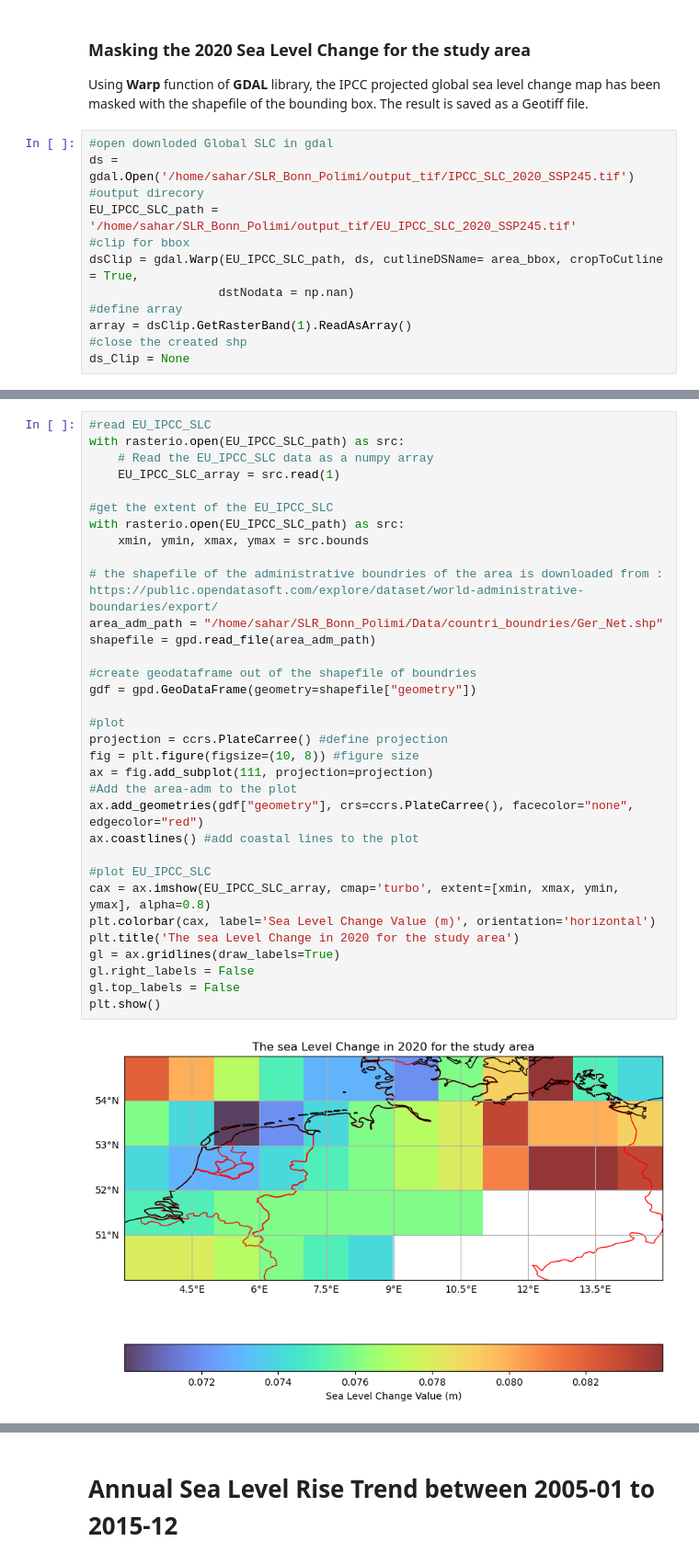
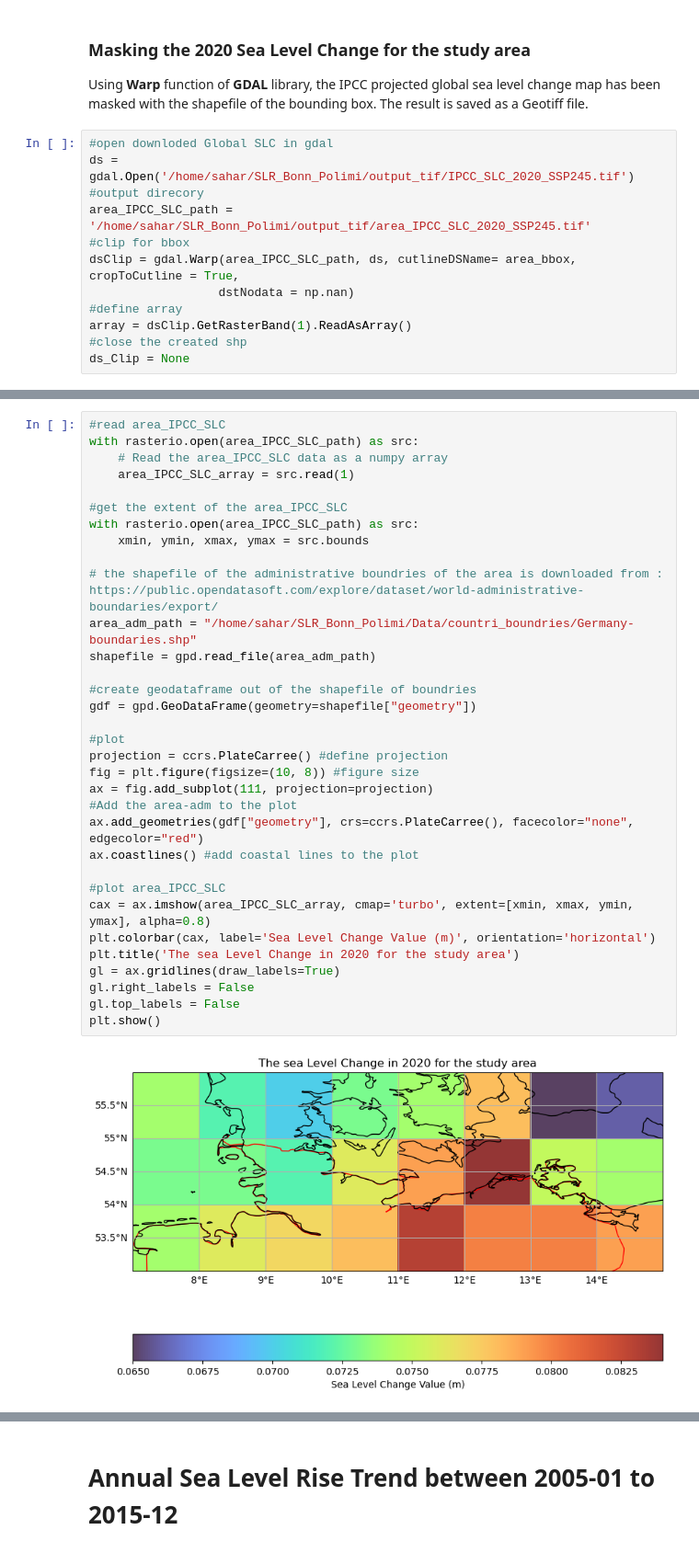
Before and after one commit to sahar7777/Sea-Level-Rise--Flood, a Jupyter notebook: notebook_code/Flood_Simulation.ipynb, the cells around one changed output, grey strips where cells are left out. Shown at 92% size. Saved outputs shown, nothing was run; the diff lists cells and outputs as text.

Commit message:
simulation of flood in the study area due to SLR

```diff
--- a/notebook_code/Flood_Simulation.ipynb
+++ b/notebook_code/Flood_Simulation.ipynb
@@ -237,9 +207,9 @@ Using **Warp** function of **GDAL** library, the IPCC projected global sea level
 #open downloded Global SLC in gdal
 ds = gdal.Open('/home/sahar/SLR_Bonn_Polimi/output_tif/IPCC_SLC_2020_SSP245.tif')
 #output direcory
-EU_IPCC_SLC_path = '/home/sahar/SLR_Bonn_Polimi/output_tif/EU_IPCC_SLC_2020_SSP245.tif'
+area_IPCC_SLC_path = '/home/sahar/SLR_Bonn_Polimi/output_tif/area_IPCC_SLC_2020_SSP245.tif'
 #clip for bbox
-dsClip = gdal.Warp(EU_IPCC_SLC_path, ds, cutlineDSName= area_bbox, cropToCutline = True,
+dsClip = gdal.Warp(area_IPCC_SLC_path, ds, cutlineDSName= area_bbox, cropToCutline = True,
                   dstNodata = np.nan)
 #define array
 array = dsClip.GetRasterBand(1).ReadAsArray()
@@ -250,37 +220,37 @@ ds_Clip = None
 We visualize here the plotted map using **rasterio** and **Cartopy** packages.
 # %%
-#read EU_IPCC_SLC
-with rasterio.open(EU_IPCC_SLC_path) as src:
-    # Read the EU_IPCC_SLC data as a numpy array
-    EU_IPCC_SLC_array = src.read(1)
+#read area_IPCC_SLC
+with rasterio.open(area_IPCC_SLC_path) as src:
+    # Read the area_IPCC_SLC data as a numpy array
+    area_IPCC_SLC_array = src.read(1)
 
-#get the extent of the EU_IPCC_SLC
-with rasterio.open(EU_IPCC_SLC_path) as src:
+#get the extent of the area_IPCC_SLC
+with rasterio.open(area_IPCC_SLC_path) as src:
     xmin, ymin, xmax, ymax = src.bounds
 
 # the shapefile of the administrative boundries of the area is downloaded from : https://public.opendatasoft.com/explore/dataset/world-administrative-boundaries/export/
-area_adm_path = "/home/sahar/SLR_Bonn_Polimi/Data/countri_boundries/Ger_Net.shp"
+area_adm_path = "/home/sahar/SLR_Bonn_Polimi/Data/countri_boundries/Germany-boundaries.shp"
 shapefile = gpd.read_file(area_adm_path)
 
 #create geodataframe out of the shapefile of boundries
 gdf = gpd.GeoDataFrame(geometry=shapefile["geometry"])
 
 #plot
 projection = ccrs.PlateCarree() #define projection
 fig = plt.figure(figsize=(10, 8)) #figure size
 ax = fig.add_subplot(111, projection=projection)
 #Add the area-adm to the plot
 ax.add_geometries(gdf["geometry"], crs=ccrs.PlateCarree(), facecolor="none", edgecolor="red")
 ax.coastlines() #add coastal lines to the plot
 
-#plot EU_IPCC_SLC
-cax = ax.imshow(EU_IPCC_SLC_array, cmap='turbo', extent=[xmin, xmax, ymin, ymax], alpha=0.8)
+#plot area_IPCC_SLC
+cax = ax.imshow(area_IPCC_SLC_array, cmap='turbo', extent=[xmin, xmax, ymin, ymax], alpha=0.8)
 plt.colorbar(cax, label='Sea Level Change Value (m)', orientation='horizontal')
 plt.title('The sea Level Change in 2020 for the study area')
 gl = ax.gridlines(draw_labels=True)
 gl.right_labels = False
 gl.top_labels = False
 plt.show()
 # %% [output]
-[figure, old version]
+[figure, new version]
 # %% [markdown]
```
Also changed, not shown: parts of 47 cells of this notebook.
